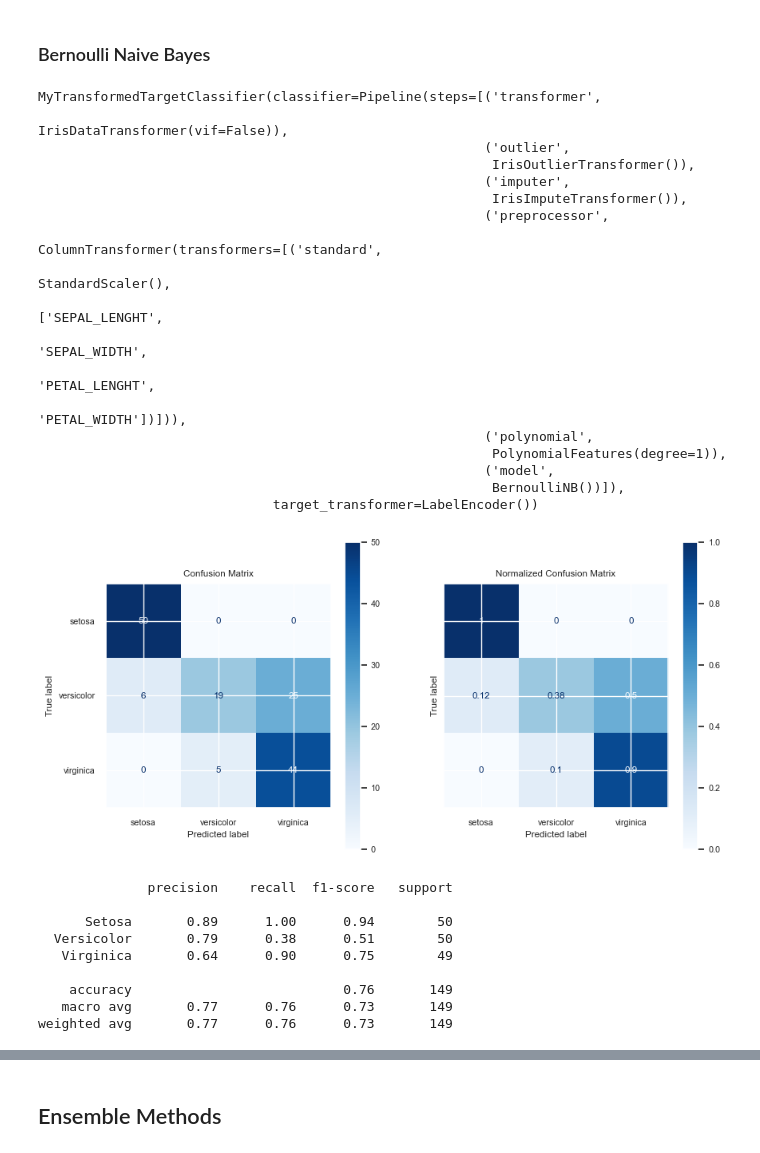
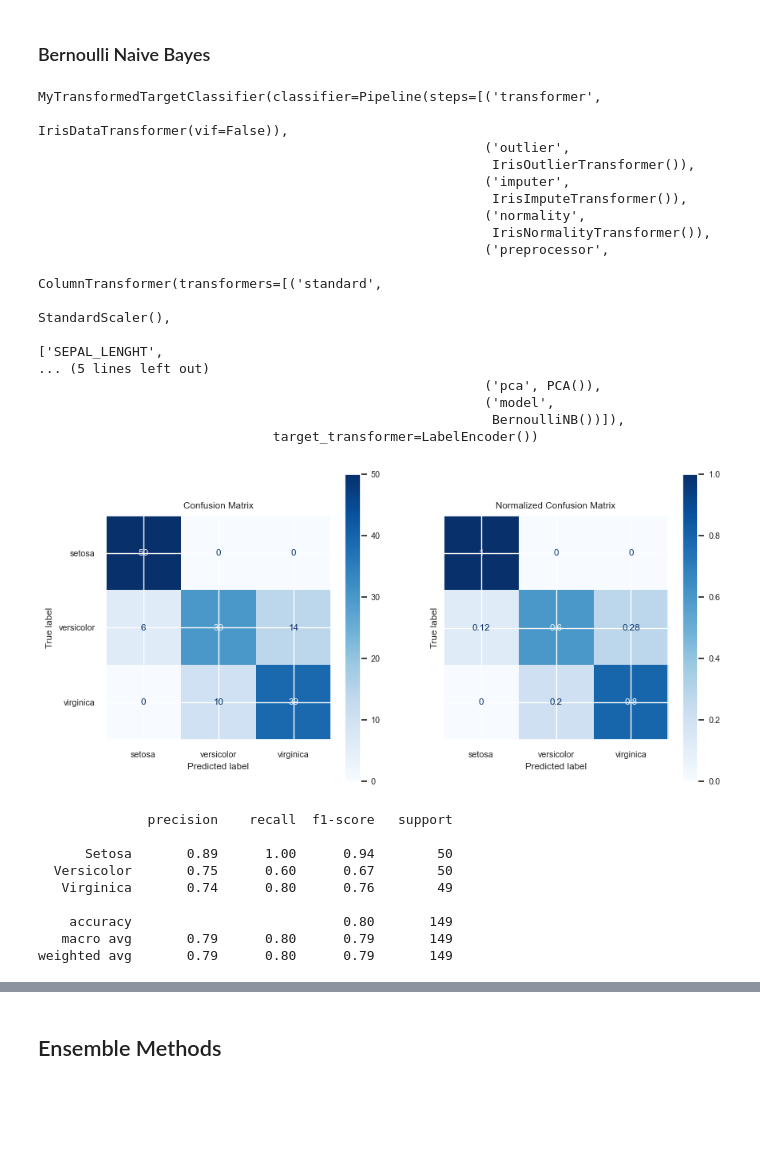
Before and after one commit to kike1985/Machine-Learning, a Jupyter notebook: 0201_Classification_Iris.ipynb, the cells around one changed output, grey strips where cells are left out. Drawn from its saved outputs; the diff is of its cells as text; code cells hidden in the pictures; blank space fills up the shorter version.

```diff
--- a/0201_Classification_Iris.ipynb
+++ b/0201_Classification_Iris.ipynb
@@ -346,15 +218,9 @@ class IrisDataTransformer(BaseEstimator, TransformerMixin):
 
         X.drop(labels=[], axis=1, inplace=True)
 
-        X = self.__normality_transf_exec(X)
-
         if self.vif == True:
             X = self.__vif_excec(X)
 
-        return X
-
-    def __normality_transf_exec(self, X):
-        # TODO
         return X
 
     def __vif_excec(self, X):
@@ -1403,0 +1401,27 @@ del numeric_features, continuous_features, discrete_features, categorical_featur
+# %%
+class IrisNormalityTransformer(BaseEstimator, TransformerMixin):
+    def fit(self, X, y=None):
+        # Transformaciones de las variables independientes
+        # No siempre se obtienen mejores resultados.
+        # Probar inicialmente sin aplicar transformaciones e ir agregando una a una y observar los resultados de los modelos.
+        self.ops = {}
+
+        # self.ops = {'feat_1': 'yeo-johnson',
+        #             'feat_2': 'box-cox'}
+
+        return self
+
+    def transform(self, X):
+        X = X.copy()
+
+        for k in self.ops:
+            X[k] = PowerTransformer(method=self.ops[k], standardize=False).fit_transform(X[[k]]).reshape(-1)
+
+        return X
+
+
+dill.dump(IrisNormalityTransformer, open('resources/normality_transformer', 'wb'))
+
+normality_transf = IrisNormalityTransformer()
+df = normality_transf.fit_transform(df)
+df.head()
@@ -1555,15 +1586,20 @@ def show_confusion_matrix_report(estimator, X, y):
 results = pd.DataFrame(columns=['TYPE', 'POLY_DEGREE', 'ACCURACY', 'PRECISION', 'RECALL', 'F1', 'ESTIMATOR'])
 
 
-def my_grid_search_cv(model, X, y, results, param_grid={}, degree=1, verbose=0):
+def my_grid_search_cv(model, X, y, results, param_grid, degree=1, verbose=0):
+    if degree == 1:
+        param_grid.update({'classifier__pca__n_components': [0.9, None]})
+
     steps = [('transformer', IrisDataTransformer(vif=False)),
              ('outlier', IrisOutlierTransformer()),
              ('imputer', IrisImputeTransformer()),
+             ('normality', IrisNormalityTransformer()),
              ('preprocessor', preprocessor),
              ('polynomial', PolynomialFeatures(degree=degree)),
+             ('pca', PCA()),
              ('model', model)]
 
-    pipe = Pipeline(steps=steps)
+    pipe = Pipeline(steps=steps, verbose=verbose > 0)
 
     target_transformer = LabelEncoder()
     # target_transformer = OrdinalEncoder()
@@ -1999,36 +2025,35 @@ weighted avg       0.96      0.96      0.96       149
 # %% [markdown]
 ### Bernoulli Naive Bayes
 # %%
-bernoulli_nb = my_grid_search_cv(model=BernoulliNB(), X=df, y=targets, results=results)
+bernoulli_nb = my_grid_search_cv(model=BernoulliNB(), X=df, y=targets, results=results, param_grid={})
 # %% [output]
 MyTransformedTargetClassifier(classifier=Pipeline(steps=[('transformer',
                                                           IrisDataTransformer(vif=False)),
                                                          ('outlier',
                                                           IrisOutlierTransformer()),
                                                          ('imputer',
                                                           IrisImputeTransformer()),
+                                                         ('normality',
+                                                          IrisNormalityTransformer()),
                                                          ('preprocessor',
                                                           ColumnTransformer(transformers=[('standard',
                                                                                            StandardScaler(),
                                                                                            ['SEPAL_LENGHT',
-                                                                                            'SEPAL_WIDTH',
-                                                                                            'PETAL_LENGHT',
-                                                                                            'PETAL_WIDTH'])])),
-                                                         ('polynomial',
-                                                          PolynomialFeatures(degree=1)),
+... (5 lines left out)
+                                                         ('pca', PCA()),
                                                          ('model',
                                                           BernoulliNB())]),
                               target_transformer=LabelEncoder())
-[figure, old version]
+[figure, new version]
               precision    recall  f1-score   support
 
       Setosa       0.89      1.00      0.94        50
-  Versicolor       0.79      0.38      0.51        50
-   Virginica       0.64      0.90      0.75        49
+  Versicolor       0.75      0.60      0.67        50
+   Virginica       0.74      0.80      0.76        49
 
-    accuracy                           0.76       149
-   macro avg       0.77      0.76      0.73       149
-weighted avg       0.77      0.76      0.73       149
+    accuracy                           0.80       149
+   macro avg       0.79      0.80      0.79       149
+weighted avg       0.79      0.80      0.79       149
 |  | TYPE | POLY_DEGREE | ACCURACY | PRECISION | RECALL | F1 | ESTIMATOR |
 | LogisticRegression | ML | 1 | 0.9051 | 0.7833 | 0.7492 | 0.7628 | MyTransformedTargetClassifier(cla... |
 | LogisticRegression_D2 | ML | 2 | 0.9120 | 0.7833 | 0.7526 | 0.7650 | MyTransformedTargetClassifier(cla... |
```
Also changed, not shown: parts of 39 cells of this notebook, 2 other files.
